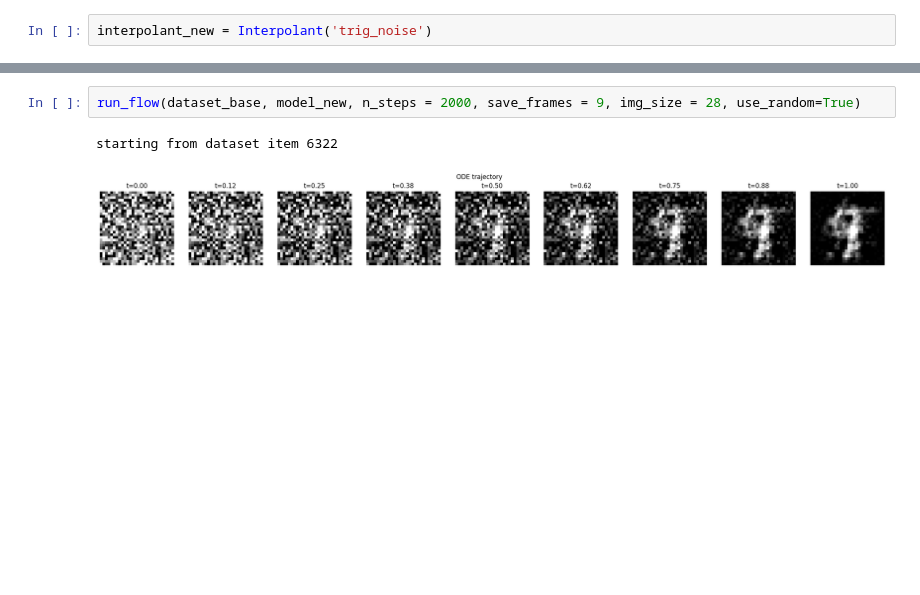
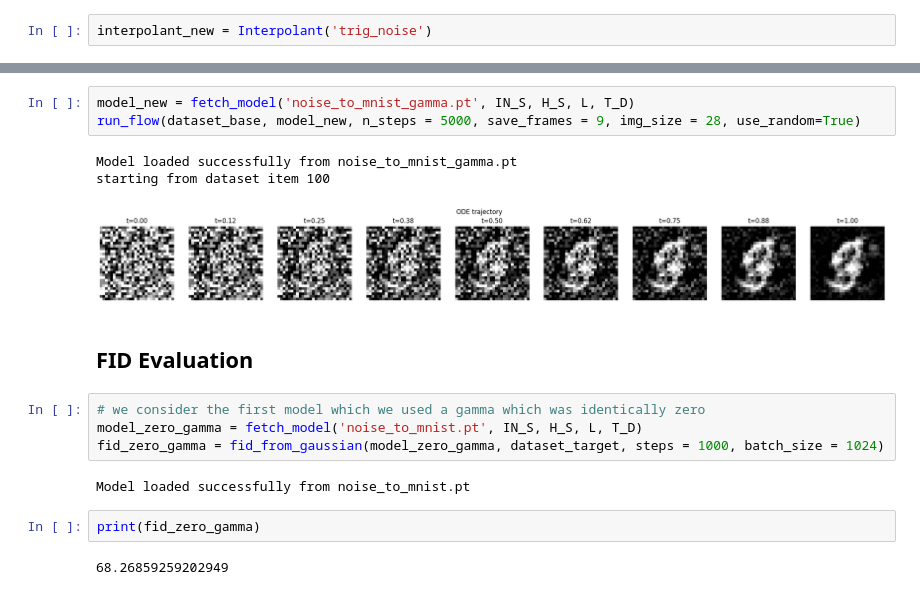
Before and after one commit to nathanjunguw/flow_matching, a Jupyter notebook: perceptron_interpolants.ipynb, the cells around one changed output, grey strips where cells are left out. Drawn from its saved outputs; the diff is of its cells as text; blank space fills up the shorter version.

```diff
--- a/perceptron_interpolants.ipynb
+++ b/perceptron_interpolants.ipynb
@@ -145,5 +120,19 @@ step 5000/5000 | obj -0.905207 | mse 0.900906 | grad_norm 0.2992 | pred_mean -0.
 # %%
-run_flow(dataset_base, model_new, n_steps = 2000, save_frames = 9, img_size = 28, use_random=True)
+model_new = fetch_model('noise_to_mnist_gamma.pt', IN_S, H_S, L, T_D)
+run_flow(dataset_base, model_new, n_steps = 5000, save_frames = 9, img_size = 28, use_random=True)
 # %% [output]
-starting from dataset item 6322
+Model loaded successfully from noise_to_mnist_gamma.pt
+starting from dataset item 100
-[figure, old version]
+[figure, new version]
+# %% [markdown]
+## FID Evaluation
+# %%
+# we consider the first model which we used a gamma which was identically zero
+model_zero_gamma = fetch_model('noise_to_mnist.pt', IN_S, H_S, L, T_D)
+fid_zero_gamma = fid_from_gaussian(model_zero_gamma, dataset_target, steps = 1000, batch_size = 1024)
+# %% [output]
+Model loaded successfully from noise_to_mnist.pt
+# %%
+print(fid_zero_gamma)
+# %% [output]
+68.26859259202949
```
Also changed, not shown: parts of 5 cells of this notebook, 1 other file.
